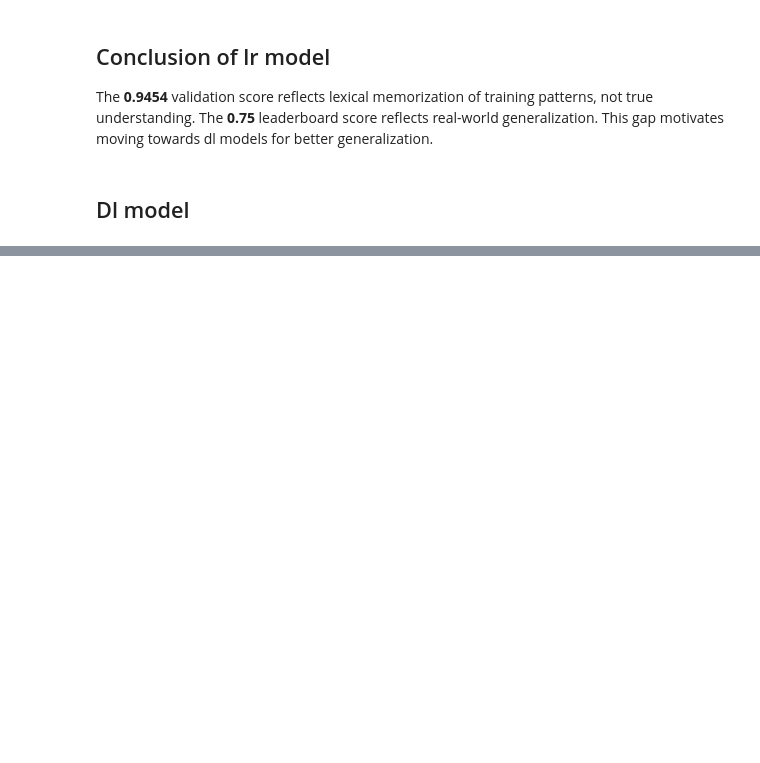
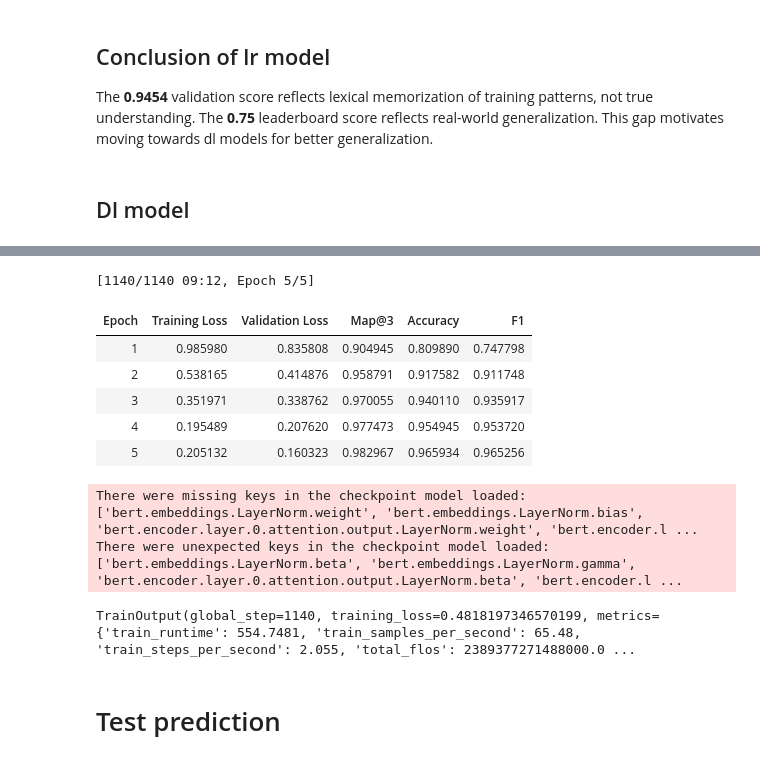
Before and after one commit to 23f2005464/-Smart-MCQ-Solver-Challenge, a Jupyter notebook: notebooks/main.ipynb, the cells around one changed output, grey strips where cells are left out. Saved outputs shown, nothing was run; the diff lists cells and outputs as text; code cells hidden in the pictures; blank space fills up the shorter version.

```diff
--- a/notebooks/main.ipynb
+++ b/notebooks/main.ipynb
@@ -406,3 +357,0 @@ def clean_text(text):
-# %%
-for col in ["prompt", "A", "B", "C", "D", "E"]:
-    df[col] = df[col].apply(clean_text)
@@ -785,0 +476,6 @@ print(submission.head())
+# %%
+train_pairs=pairs(X_train,y_train)
+val_pairs=pairs(X_val,y_val)
+test_pairs=pairs(test_df)
+
+test_pairs.head()
@@ -785,0 +572,11 @@ print(submission.head())
+# %%
+train_dataset = MCQDataset(
+    x_train_encodings,
+    train_labels
+)
+
+val_dataset = MCQDataset(
+    x_val_encodings,
+    val_labels
+)
+test_dataset = TestDataset(test_encodings)
@@ -785,0 +650,10 @@ print(submission.head())
+# %%
+from transformers import BertForSequenceClassification
+model=BertForSequenceClassification.from_pretrained(
+    MODEL_NAME,
+    num_labels=2
+)
+
+device = torch.device("cuda" if torch.cuda.is_available() else "cpu")
+print(device)
+model.to(device)
@@ -785,0 +695,25 @@ print(submission.head())
+# %%
+trainer = Trainer(
+    model=model,
+    args=training_args,
+
+    train_dataset=train_dataset,
+    eval_dataset=val_dataset,
+
+    compute_metrics=compute_metrics
+)
+
+trainer.train()
+# %% [output]
+[1140/1140 09:12, Epoch 5/5]
+| Epoch | Training Loss | Validation Loss | Map@3 | Accuracy | F1 |
+| 1 | 0.985980 | 0.835808 | 0.904945 | 0.809890 | 0.747798 |
+| 2 | 0.538165 | 0.414876 | 0.958791 | 0.917582 | 0.911748 |
+| 3 | 0.351971 | 0.338762 | 0.970055 | 0.940110 | 0.935917 |
+| 4 | 0.195489 | 0.207620 | 0.977473 | 0.954945 | 0.953720 |
+| 5 | 0.205132 | 0.160323 | 0.982967 | 0.965934 | 0.965256 |
+There were missing keys in the checkpoint model loaded: ['bert.embeddings.LayerNorm.weight', 'bert.embeddings.LayerNorm.bias', 'bert.encoder.layer.0.attention.output.LayerNorm.weight', 'bert.encoder.l ...
+There were unexpected keys in the checkpoint model loaded: ['bert.embeddings.LayerNorm.beta', 'bert.embeddings.LayerNorm.gamma', 'bert.encoder.layer.0.attention.output.LayerNorm.beta', 'bert.encoder.l ...
+TrainOutput(global_step=1140, training_loss=0.4818197346570199, metrics={'train_runtime': 554.7481, 'train_samples_per_second': 65.48, 'train_steps_per_second': 2.055, 'total_flos': 2389377271488000.0 ...
+# %% [markdown]
+# Test prediction
```
Also changed, not shown: parts of 59 cells of this notebook.
